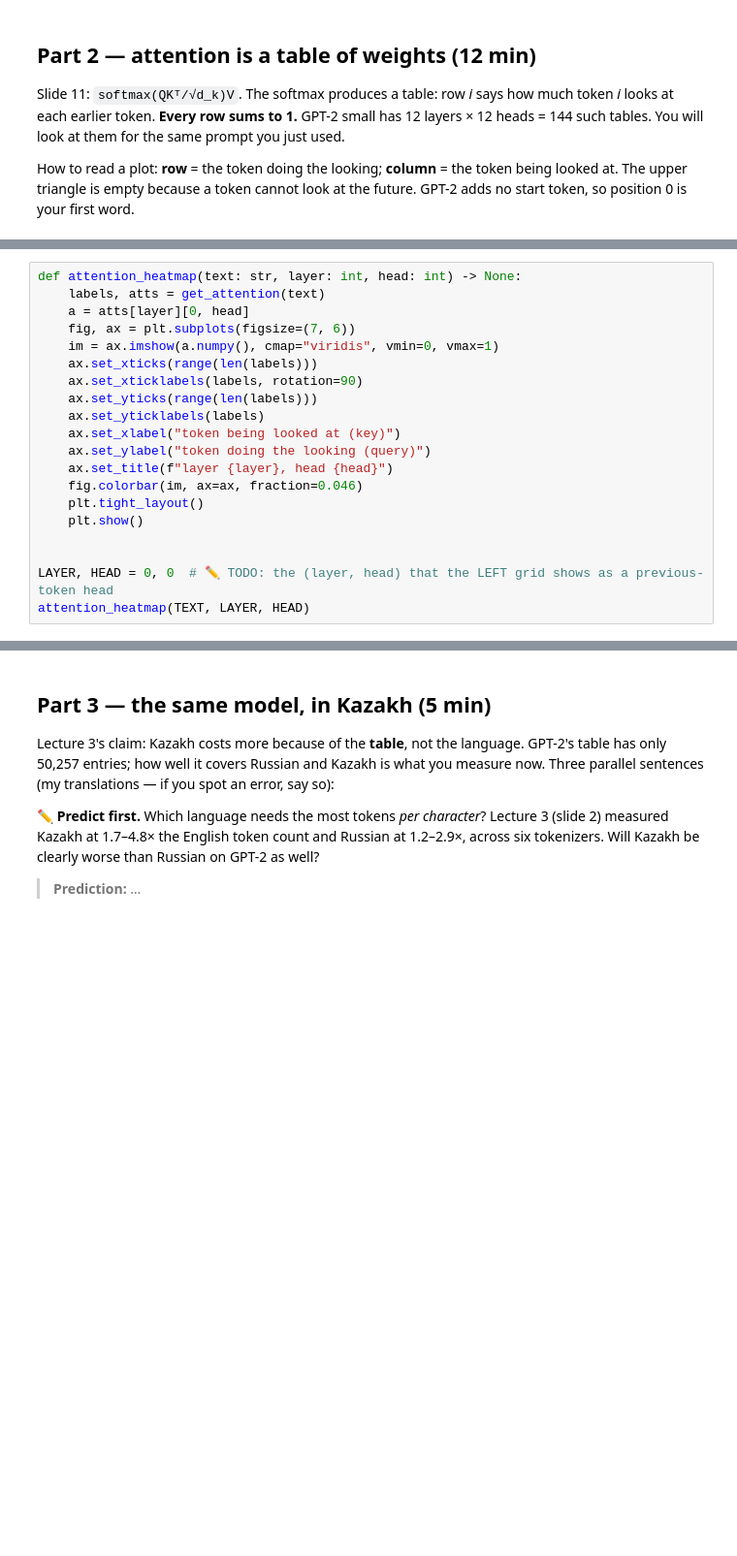
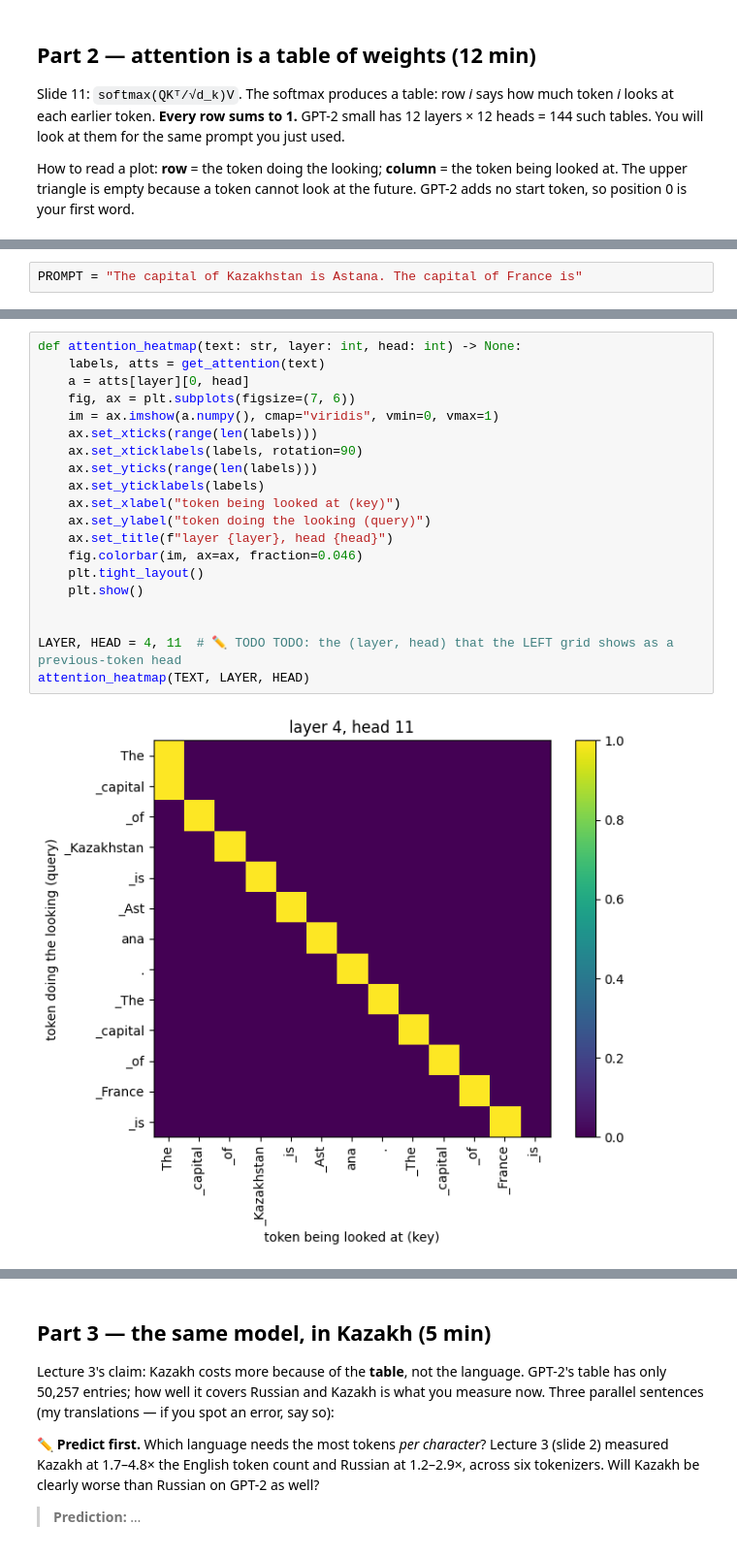
Before and after one commit to Moldiir/lab02-AI, a Jupyter notebook: Копия_блокнота__lab02_inside_the_model_ipynb_.ipynb, the cells around one changed output, grey strips where cells are left out. Shown at 97% size. Saved outputs shown, nothing was run; the diff lists cells and outputs as text; blank space fills up the shorter version.

```diff
--- a/Копия_блокнота__lab02_inside_the_model_ipynb_.ipynb
+++ b/Копия_блокнота__lab02_inside_the_model_ipynb_.ipynb
@@ -301,3 +307,5 @@ so position 0 is your first word.
+# %%
+PROMPT = "The capital of Kazakhstan is Astana. The capital of France is"
 # %%
 @torch.no_grad()
 def get_attention(text: str):
@@ -342,23 +355,25 @@ plt.show()
 # %%
 def attention_heatmap(text: str, layer: int, head: int) -> None:
     labels, atts = get_attention(text)
     a = atts[layer][0, head]
     fig, ax = plt.subplots(figsize=(7, 6))
     im = ax.imshow(a.numpy(), cmap="viridis", vmin=0, vmax=1)
     ax.set_xticks(range(len(labels)))
     ax.set_xticklabels(labels, rotation=90)
     ax.set_yticks(range(len(labels)))
     ax.set_yticklabels(labels)
     ax.set_xlabel("token being looked at (key)")
     ax.set_ylabel("token doing the looking (query)")
     ax.set_title(f"layer {layer}, head {head}")
     fig.colorbar(im, ax=ax, fraction=0.046)
     plt.tight_layout()
     plt.show()
 
 
-LAYER, HEAD = 0, 0  # ✏️ TODO: the (layer, head) that the LEFT grid shows as a previous-token head
+LAYER, HEAD = 4, 11  # ✏️ TODO TODO: the (layer, head) that the LEFT grid shows as a previous-token head
 attention_heatmap(TEXT, LAYER, HEAD)
+# %% [output]
+[figure, added]
 # %% [markdown]
 **✏️ Your answers.**
 
```
Also changed, not shown: parts of 7 cells of this notebook.
